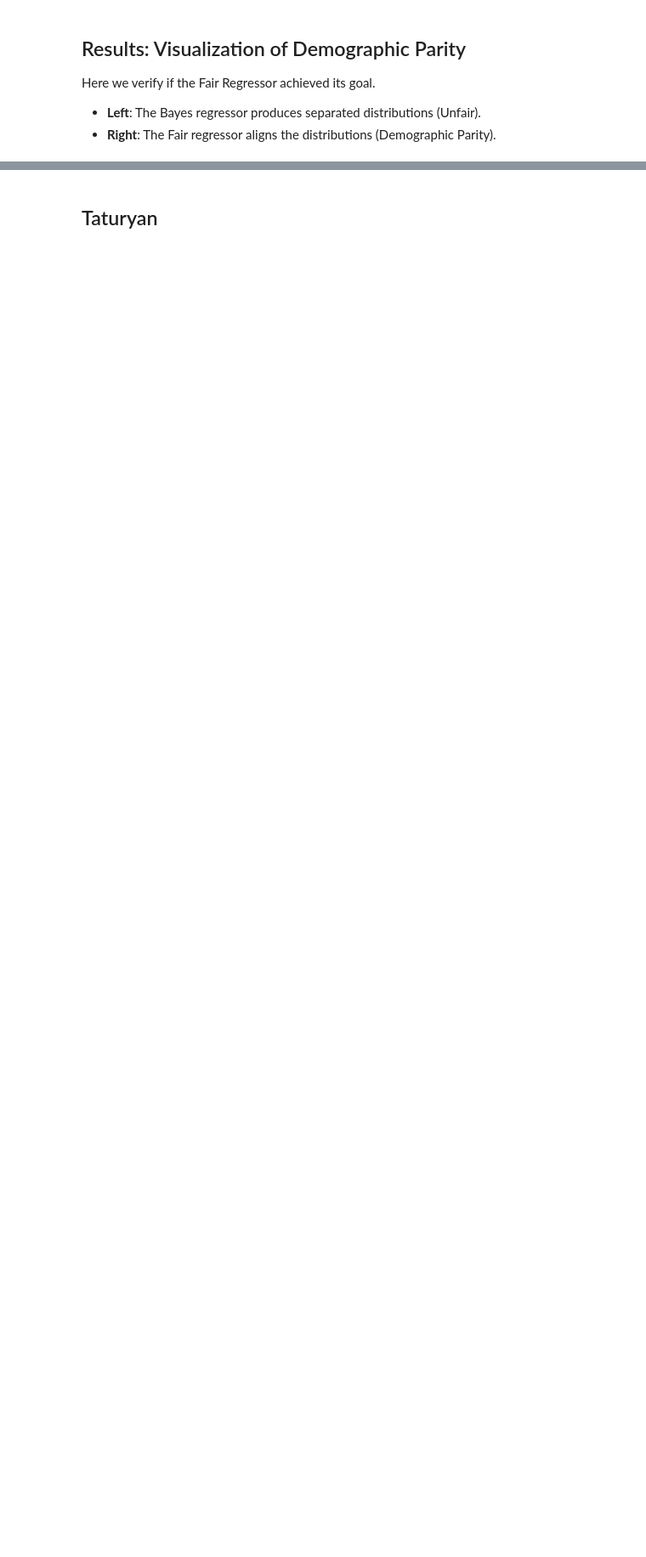
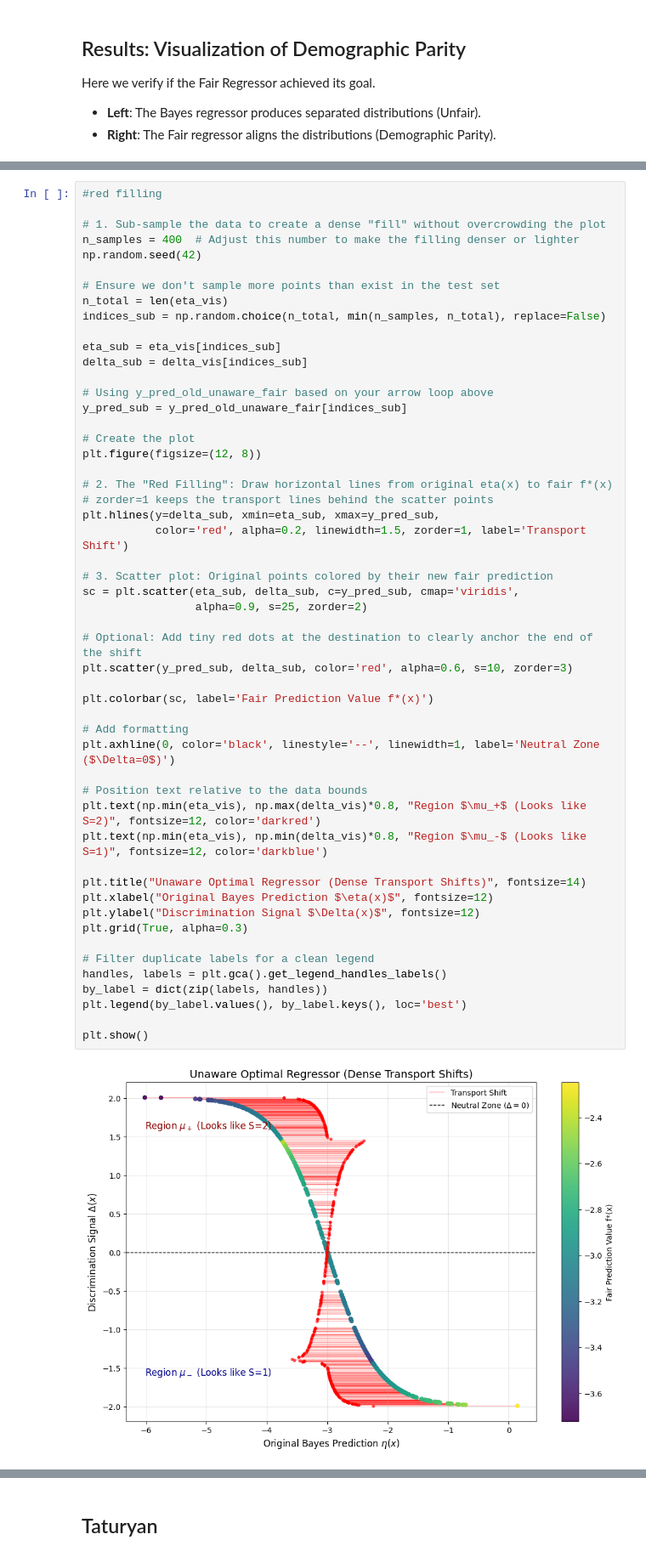
Before and after one commit to AugustinBouquillard/demographic-parity, a Jupyter notebook: toy_example_visualization.ipynb, the cells around one changed output, grey strips where cells are left out. Shown at 85% size. Cells and saved outputs as stored; diff of their text form; blank space fills up the shorter version.

Commit message:
red filling, inverted delta and income prediction with confidence interval

```diff
--- a/toy_example_visualization.ipynb
+++ b/toy_example_visualization.ipynb
@@ -318,0 +274,54 @@ plt.show()
+# %%
+#red filling
+
+# 1. Sub-sample the data to create a dense "fill" without overcrowding the plot
+n_samples = 400  # Adjust this number to make the filling denser or lighter
+np.random.seed(42)
+
+# Ensure we don't sample more points than exist in the test set
+n_total = len(eta_vis)
+indices_sub = np.random.choice(n_total, min(n_samples, n_total), replace=False)
+
+eta_sub = eta_vis[indices_sub]
+delta_sub = delta_vis[indices_sub]
+
+# Using y_pred_old_unaware_fair based on your arrow loop above
+y_pred_sub = y_pred_old_unaware_fair[indices_sub]
+
+# Create the plot
+plt.figure(figsize=(12, 8))
+
+# 2. The "Red Filling": Draw horizontal lines from original eta(x) to fair f*(x)
+# zorder=1 keeps the transport lines behind the scatter points
+plt.hlines(y=delta_sub, xmin=eta_sub, xmax=y_pred_sub,
+           color='red', alpha=0.2, linewidth=1.5, zorder=1, label='Transport Shift')
+
+# 3. Scatter plot: Original points colored by their new fair prediction
+sc = plt.scatter(eta_sub, delta_sub, c=y_pred_sub, cmap='viridis',
+                 alpha=0.9, s=25, zorder=2)
+
+# Optional: Add tiny red dots at the destination to clearly anchor the end of the shift
+plt.scatter(y_pred_sub, delta_sub, color='red', alpha=0.6, s=10, zorder=3)
+
+plt.colorbar(sc, label='Fair Prediction Value f*(x)')
+
+# Add formatting
+plt.axhline(0, color='black', linestyle='--', linewidth=1, label='Neutral Zone ($\Delta=0$)')
+
+# Position text relative to the data bounds
+plt.text(np.min(eta_vis), np.max(delta_vis)*0.8, "Region $\mu_+$ (Looks like S=2)", fontsize=12, color='darkred')
+plt.text(np.min(eta_vis), np.min(delta_vis)*0.8, "Region $\mu_-$ (Looks like S=1)", fontsize=12, color='darkblue')
+
+plt.title("Unaware Optimal Regressor (Dense Transport Shifts)", fontsize=14)
+plt.xlabel("Original Bayes Prediction $\eta(x)$", fontsize=12)
+plt.ylabel("Discrimination Signal $\Delta(x)$", fontsize=12)
+plt.grid(True, alpha=0.3)
+
+# Filter duplicate labels for a clean legend
+handles, labels = plt.gca().get_legend_handles_labels()
+by_label = dict(zip(labels, handles))
+plt.legend(by_label.values(), by_label.keys(), loc='best')
+
+plt.show()
+# %% [output]
+[figure, added]
```
Also changed, not shown: parts of 7 cells of this notebook, 3 other files.
